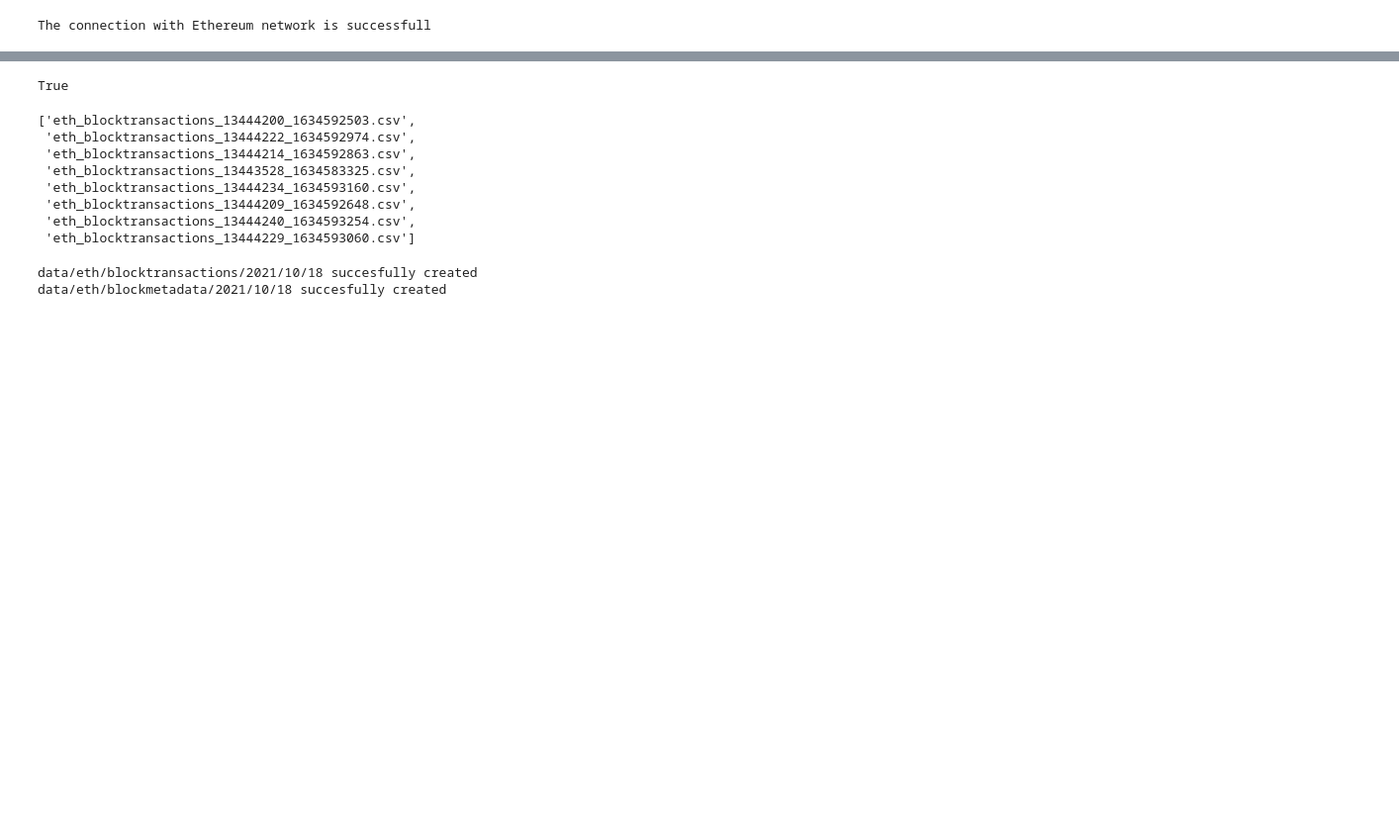
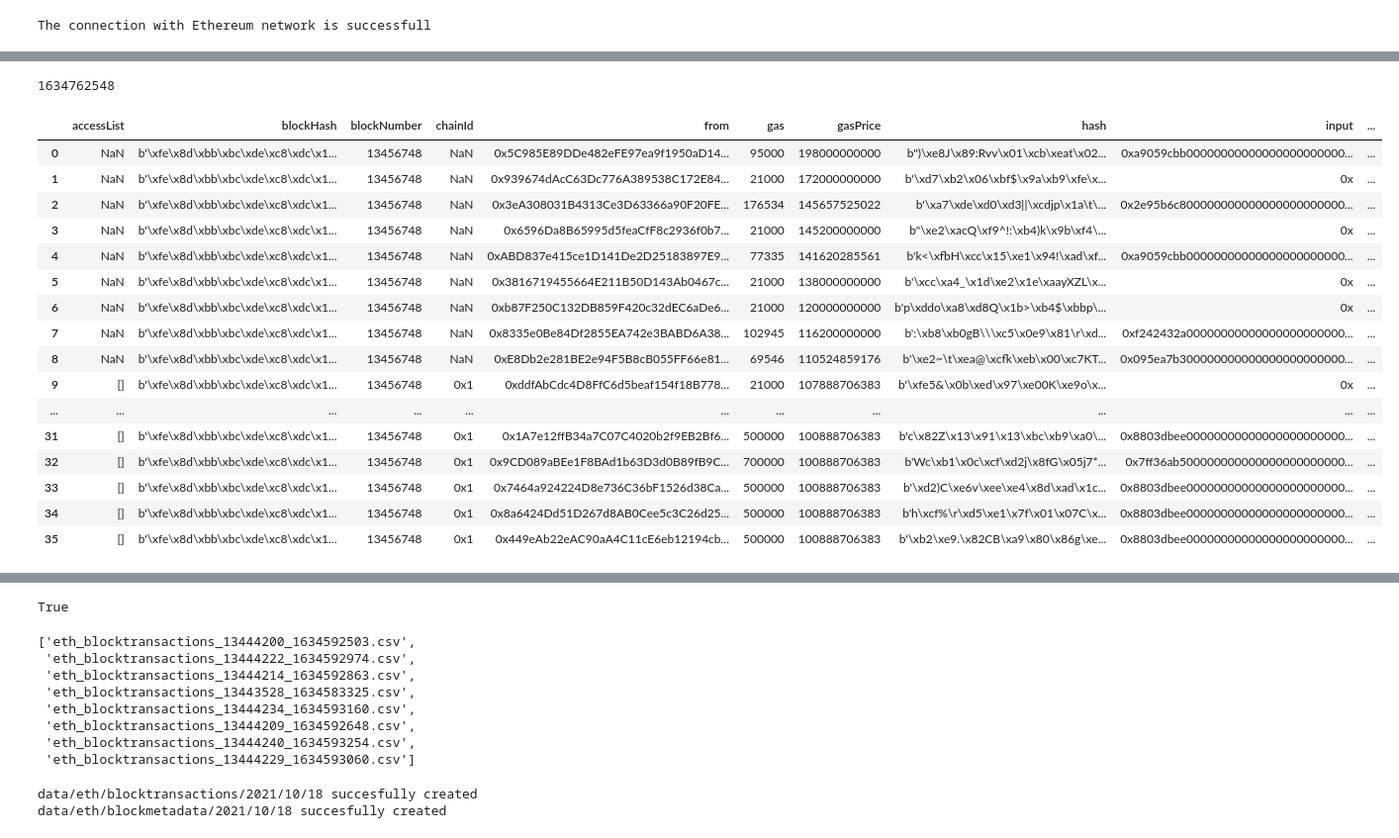
Before and after one commit to kai-solutions/blockchain_miner, a Jupyter notebook: eth_blockminer.ipynb, the cells around one changed output, grey strips where cells are left out. Shown at 99% size. Cells and saved outputs as stored; diff of their text form; code cells hidden in the pictures; blank space fills up the shorter version.

```diff
--- a/eth_blockminer.ipynb
+++ b/eth_blockminer.ipynb
@@ -41,6 +41,30 @@ block_dict = {
     'size': [block.size],
     'nonce': [web3.toHex(block.nonce)]
 }
+# %%
+block.timestamp
+# %% [output]
+1634762548
+# %%
+trx_data
+# %% [output]
+|  | accessList | blockHash | blockNumber | chainId | from | gas | gasPrice | hash | input | ... |
+| 0 | NaN | b'\xfe\x8d\xbb\xbc\xde\xc8\xdc\x1... | 13456748 | NaN | 0x5C985E89DDe482eFE97ea9f1950aD14... | 95000 | 198000000000 | b")\xe8J\x89:Rvv\x01\xcb\xeat\x02... | 0xa9059cbb00000000000000000000000... | ... |
+| 1 | NaN | b'\xfe\x8d\xbb\xbc\xde\xc8\xdc\x1... | 13456748 | NaN | 0x939674dAcC63Dc776A389538C172E84... | 21000 | 172000000000 | b'\xd7\xb2\x06\xbf$\x9a\xb9\xfe\x... | 0x | ... |
+| 2 | NaN | b'\xfe\x8d\xbb\xbc\xde\xc8\xdc\x1... | 13456748 | NaN | 0x3eA308031B4313Ce3D63366a90F20FE... | 176534 | 145657525022 | b'\xa7\xde\xd0\xd3||\xcdjp\x1a\t\... | 0x2e95b6c800000000000000000000000... | ... |
+| 3 | NaN | b'\xfe\x8d\xbb\xbc\xde\xc8\xdc\x1... | 13456748 | NaN | 0x6596Da8B65995d5feaCfF8c2936f0b7... | 21000 | 145200000000 | b"\xe2\xacQ\xf9^!:\xb4)k\x9b\xf4\... | 0x | ... |
+| 4 | NaN | b'\xfe\x8d\xbb\xbc\xde\xc8\xdc\x1... | 13456748 | NaN | 0xABD837e415ce1D141De2D25183897E9... | 77335 | 141620285561 | b'k<\xfbH\xcc\x15\xe1\x94!\xad\xf... | 0xa9059cbb00000000000000000000000... | ... |
+| 5 | NaN | b'\xfe\x8d\xbb\xbc\xde\xc8\xdc\x1... | 13456748 | NaN | 0x3816719455664E211B50D143Ab0467c... | 21000 | 138000000000 | b'\xcc\xa4_\x1d\xe2\x1e\xaayXZL\x... | 0x | ... |
+| 6 | NaN | b'\xfe\x8d\xbb\xbc\xde\xc8\xdc\x1... | 13456748 | NaN | 0xb87F250C132DB859F420c32dEC6aDe6... | 21000 | 120000000000 | b'p\xddo\xa8\xd8Q\x1b>\xb4$\xbbp\... | 0x | ... |
+| 7 | NaN | b'\xfe\x8d\xbb\xbc\xde\xc8\xdc\x1... | 13456748 | NaN | 0x8335e0Be84Df2855EA742e3BABD6A38... | 102945 | 116200000000 | b':\xb8\xb0gB\\\xc5\x0e9\x81\r\xd... | 0xf242432a00000000000000000000000... | ... |
+| 8 | NaN | b'\xfe\x8d\xbb\xbc\xde\xc8\xdc\x1... | 13456748 | NaN | 0xE8Db2e281BE2e94F5B8cB055FF66e81... | 69546 | 110524859176 | b'\xe2~\t\xea@\xcfk\xeb\x00\xc7KT... | 0x095ea7b300000000000000000000000... | ... |
+| 9 | [] | b'\xfe\x8d\xbb\xbc\xde\xc8\xdc\x1... | 13456748 | 0x1 | 0xddfAbCdc4D8FfC6d5beaf154f18B778... | 21000 | 107888706383 | b'\xfe5&\x0b\xed\x97\xe00K\xe9o\x... | 0x | ... |
+| ... | ... | ... | ... | ... | ... | ... | ... | ... | ... | ... |
+| 31 | [] | b'\xfe\x8d\xbb\xbc\xde\xc8\xdc\x1... | 13456748 | 0x1 | 0x1A7e12ffB34a7C07C4020b2f9EB2Bf6... | 500000 | 100888706383 | b'c\x82Z\x13\x91\x13\xbc\xb9\xa0\... | 0x8803dbee00000000000000000000000... | ... |
+| 32 | [] | b'\xfe\x8d\xbb\xbc\xde\xc8\xdc\x1... | 13456748 | 0x1 | 0x9CD089aBEe1F8BAd1b63D3d0B89fB9C... | 700000 | 100888706383 | b'Wc\xb1\x0c\xcf\xd2j\x8fG\x05j7*... | 0x7ff36ab500000000000000000000000... | ... |
+| 33 | [] | b'\xfe\x8d\xbb\xbc\xde\xc8\xdc\x1... | 13456748 | 0x1 | 0x7464a924224D8e736C36bF1526d38Ca... | 500000 | 100888706383 | b'\xd2)C\xe6v\xee\xe4\x8d\xad\x1c... | 0x8803dbee00000000000000000000000... | ... |
+| 34 | [] | b'\xfe\x8d\xbb\xbc\xde\xc8\xdc\x1... | 13456748 | 0x1 | 0x8a6424Dd51D267d8AB0Cee5c3C26d25... | 500000 | 100888706383 | b'h\xcf%\r\xd5\xe1\x7f\x01\x07C\x... | 0x8803dbee00000000000000000000000... | ... |
+| 35 | [] | b'\xfe\x8d\xbb\xbc\xde\xc8\xdc\x1... | 13456748 | 0x1 | 0x449eAb22eAC90aA4C11cE6eb12194cb... | 500000 | 100888706383 | b'\xb2\xe9.\x82CB\xa9\x80\x86g\xe... | 0x8803dbee00000000000000000000000... | ... |
 # %%
 # DataFrame conversion
 block_data = pd.DataFrame(block_dict)
```
Also changed, not shown: parts of 14 cells of this notebook, 5 other files.
